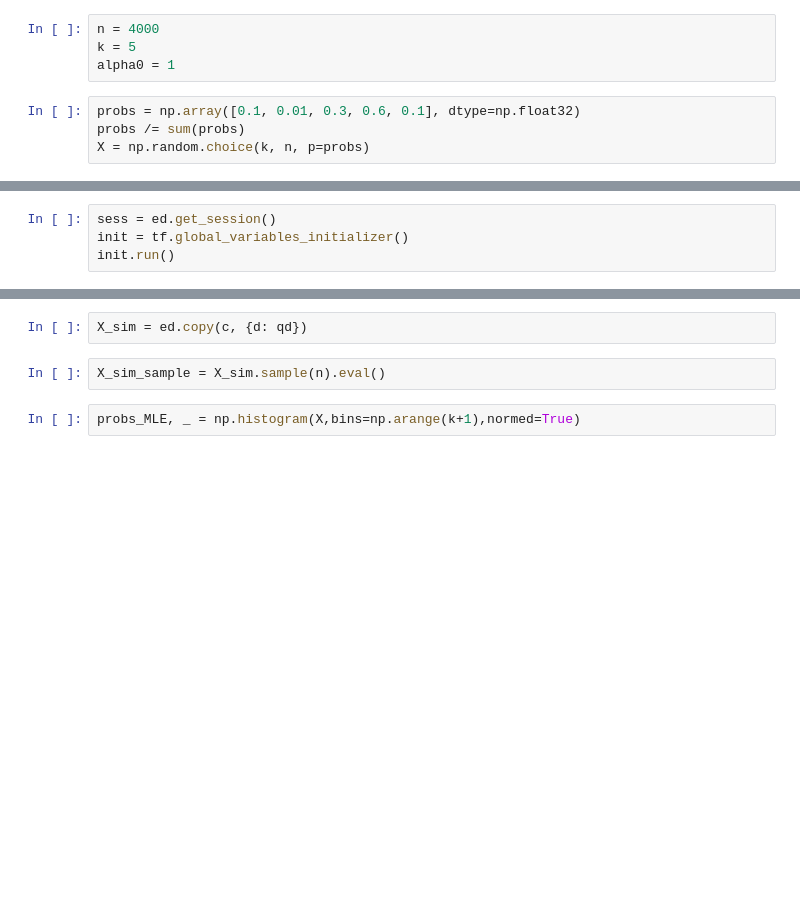
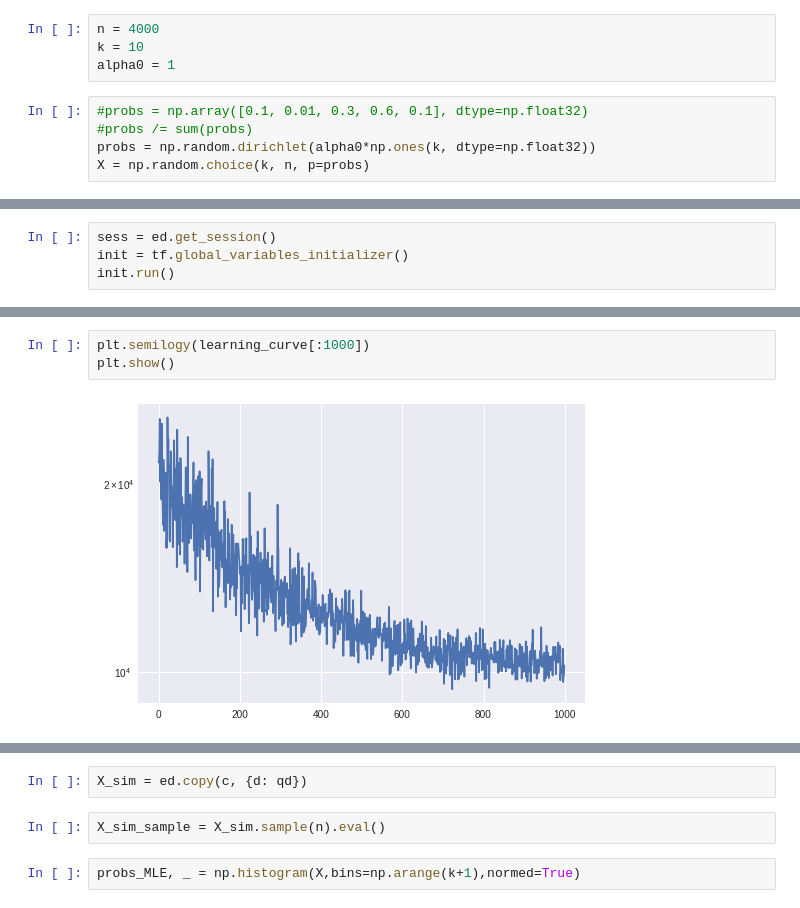
Before and after one commit to deoxyribose/auml, a Jupyter notebook: edward-categorical/Categorical.ipynb, the cells around one changed output, grey strips where cells are left out. Saved outputs shown, nothing was run; the diff lists cells and outputs as text; blank space fills up the shorter version.

Commit message:
Added plots. More iterations with fewer samples beat fewer iterations with more samples

```diff
--- a/edward-categorical/Categorical.ipynb
+++ b/edward-categorical/Categorical.ipynb
@@ -11,9 +11,10 @@ import pandas as pd
 from edward.models import Normal, Categorical, Dirichlet, Empirical
 # %%
 n = 4000
-k = 5
+k = 10
 alpha0 = 1
 # %%
-probs = np.array([0.1, 0.01, 0.3, 0.6, 0.1], dtype=np.float32)
-probs /= sum(probs)
+#probs = np.array([0.1, 0.01, 0.3, 0.6, 0.1], dtype=np.float32)
+#probs /= sum(probs)
+probs = np.random.dirichlet(alpha0*np.ones(k, dtype=np.float32))
 X = np.random.choice(k, n, p=probs)
@@ -74,0 +82,5 @@ plt.show()
+# %%
+plt.semilogy(learning_curve[:1000])
+plt.show()
+# %% [output]
+[figure, added]
```
Also changed, not shown: parts of 18 cells of this notebook, 2 other files.
